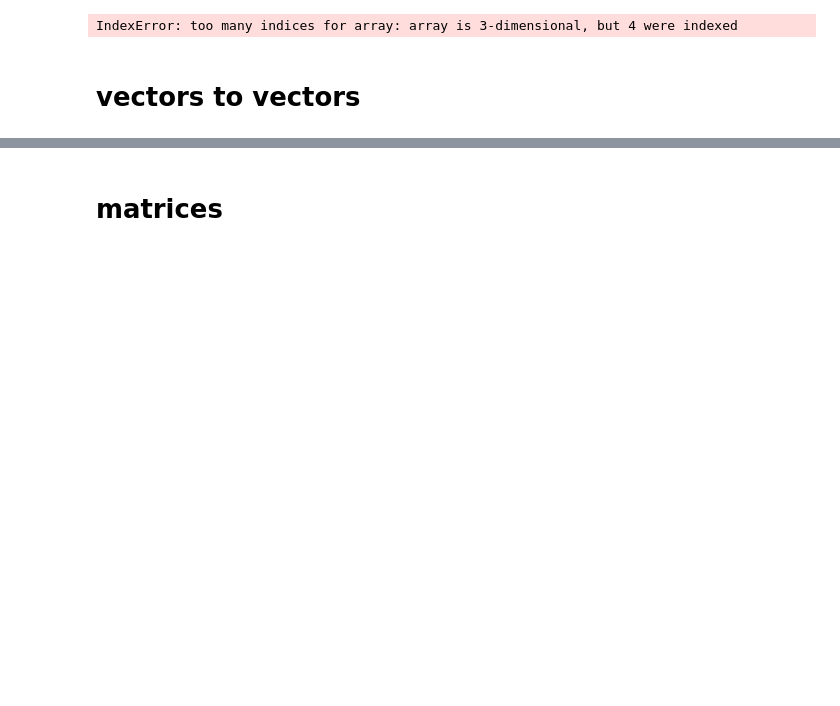
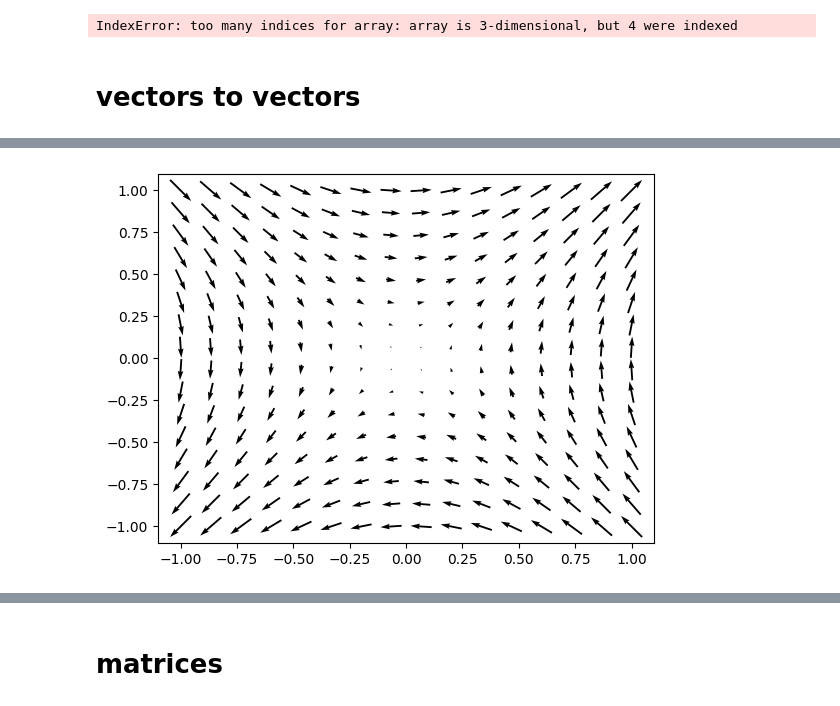
Before and after one commit to martin12333/marti-onedrive, a Jupyter notebook: AI/mm--linear-algebra-for-neural-networks/mm--parameter-maps.ipynb, the cells around one changed output, grey strips where cells are left out. Cells and saved outputs as stored; diff of their text form; code cells hidden in the pictures; blank space fills up the shorter version.

```diff
--- a/AI/mm--linear-algebra-for-neural-networks/mm--parameter-maps.ipynb
+++ b/AI/mm--linear-algebra-for-neural-networks/mm--parameter-maps.ipynb
@@ -258,0 +263,4 @@ plot_domainw(x)
+# %%
+plot_domainw( x @ pauli1.T )
+# %% [output]
+[figure, added]
```
Also changed, not shown: parts of 8 cells of this notebook, 1 other file.
